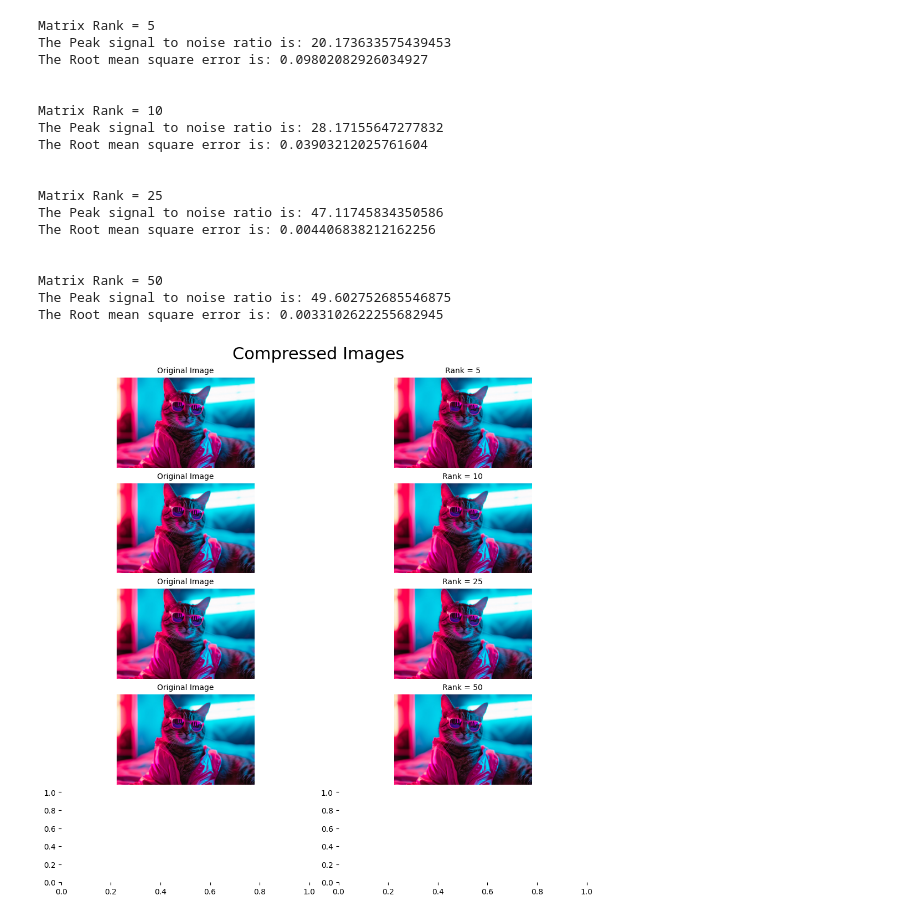
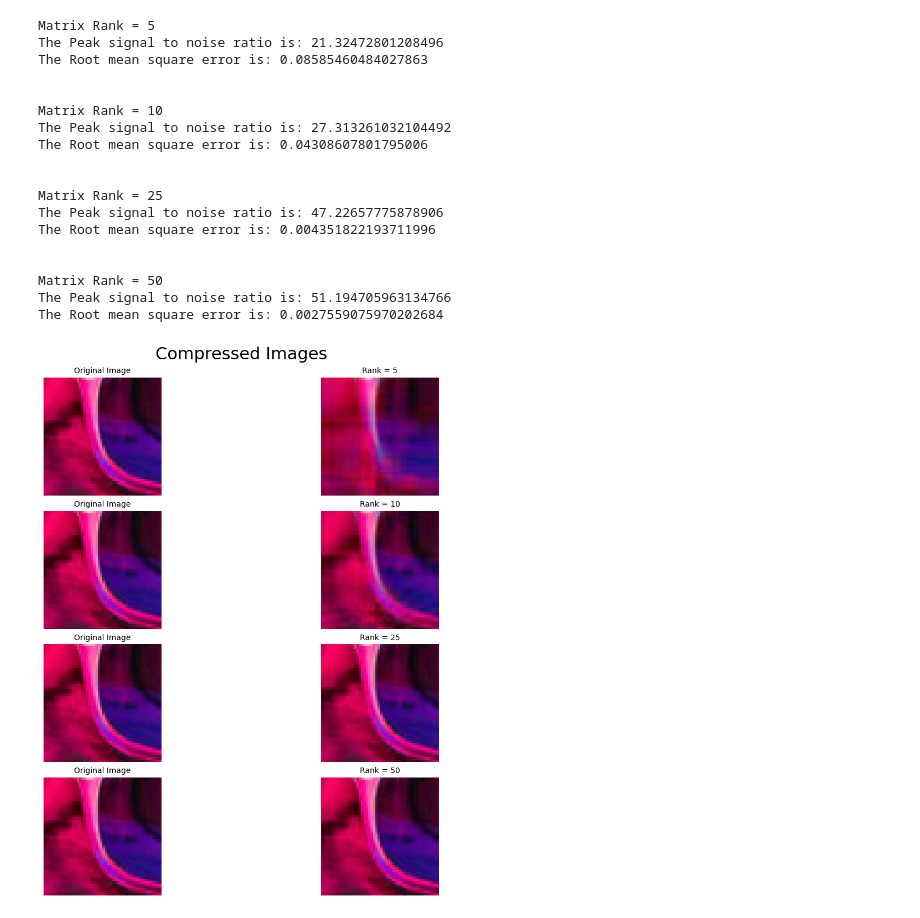
Before and after one commit to Arjun-BD/ES335-MLAssignment2, a Jupyter notebook: Task5.ipynb, the cells around one changed output. Drawn from its saved outputs; the diff is of its cells as text; code cells hidden in the pictures.

```diff
--- a/Task5.ipynb
+++ b/Task5.ipynb
@@ -13,5 +8,5 @@ Mounted at /content/drive
 # %%
-img = torchvision.io.read_image("/content/drive/My Drive/cyber-kitty.jpg")
+img = torchvision.io.read_image("images t4\cyber-kitty.jpg")
 img = torch.tensor(img, dtype=torch.float)
 # %%
 def calculate_metrics(original, predicted):
@@ -68,6 +71,10 @@ def plot_images(original, reconstructions, ranks):
 # %%
 reconstructions = []
 ranks = []
+imgs_with_patches_placed = []
+original_patch = img.permute(1, 2, 0).cpu().numpy().astype(np.uint8)[150:200, 300:350]
+rmse_rank = []
+psnr_rank = []
 
 for r in [5, 10, 25, 50]:
     W_red, H_red, loss_red = factorize(crop1[0], r)
@@ -85,51 +92,51 @@ for r in [5, 10, 25, 50]:
     print("The Peak signal to noise ratio is:", psnr_patch)
     print("The Root mean square error is:", rmse_patch)
     print()
+    rmse_rank.append(rmse_patch)
+    psnr_rank.append(psnr_patch)
 
     reconstructed_img = reconstructed_img.permute(1, 2, 0).cpu().numpy().astype(np.uint8)
     n_img = img.permute(1, 2, 0).cpu().numpy().astype(np.uint8)
-    n_img[150:200, 300:350] = reconstructed_img
-    reconstructed_img = n_img
-
 
     reconstructions.append(reconstructed_img)
+
+    n_img[150:200, 300:350] = reconstructed_img
+
+    imgs_with_patches_placed.append(n_img)
+
     ranks.append(r)
 # %% [output]
 Matrix Rank = 5
-The Peak signal to noise ratio is: 20.173633575439453
-The Root mean square error is: 0.09802082926034927
+The Peak signal to noise ratio is: 21.32472801208496
+The Root mean square error is: 0.08585460484027863
 
 
 Matrix Rank = 10
-The Peak signal to noise ratio is: 28.17155647277832
-The Root mean square error is: 0.03903212025761604
+The Peak signal to noise ratio is: 27.313261032104492
+The Root mean square error is: 0.04308607801795006
 
 
 Matrix Rank = 25
-The Peak signal to noise ratio is: 47.11745834350586
-The Root mean square error is: 0.004406838212162256
+The Peak signal to noise ratio is: 47.22657775878906
+The Root mean square error is: 0.004351822193711996
 
 
 Matrix Rank = 50
-The Peak signal to noise ratio is: 49.602752685546875
-The Root mean square error is: 0.0033102622255682945
+The Peak signal to noise ratio is: 51.194705963134766
+The Root mean square error is: 0.0027559075970202684
 # %%
 
-fig, axes = plt.subplots(5, 2, figsize=(10, 10), constrained_layout=True)
+fig, axes = plt.subplots(4, 2, figsize=(10, 10), constrained_layout=True)
 fig.suptitle("Compressed Images", fontsize=22)
 
 for i, (reconstructed, r) in enumerate(zip(reconstructions, ranks)):
-    axes[i, 0].imshow(img)
+    axes[i, 0].imshow(original_patch)
     axes[i, 0].set_title("Original Image", fontsize=10)
     axes[i, 0].axis('off')
     axes[i, 1].imshow(reconstructed)
     axes[i, 1].set_title(f"Rank = {r}", fontsize=10)
     axes[i, 1].axis('off')
-for ax in axes.ravel():
-    ax.spines['top'].set_visible(False)
-    ax.spines['right'].set_visible(False)
-    ax.spines['left'].set_visible(False)
-    ax.spines['bottom'].set_visible(False)
+
 plt.show()
 # %% [output]
-[figure, old version]
+[figure, new version]
```
Also changed, not shown: parts of 4 cells of this notebook.
